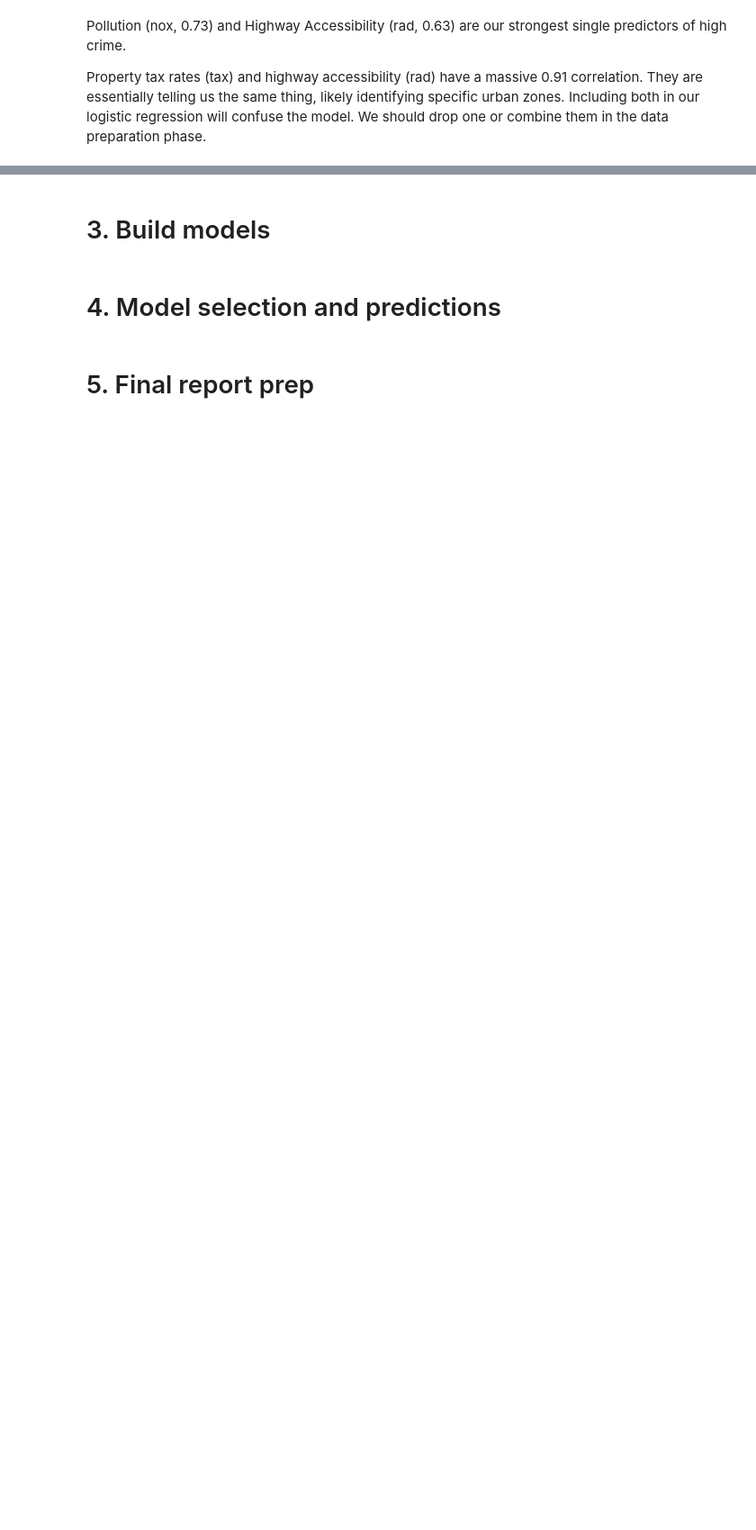
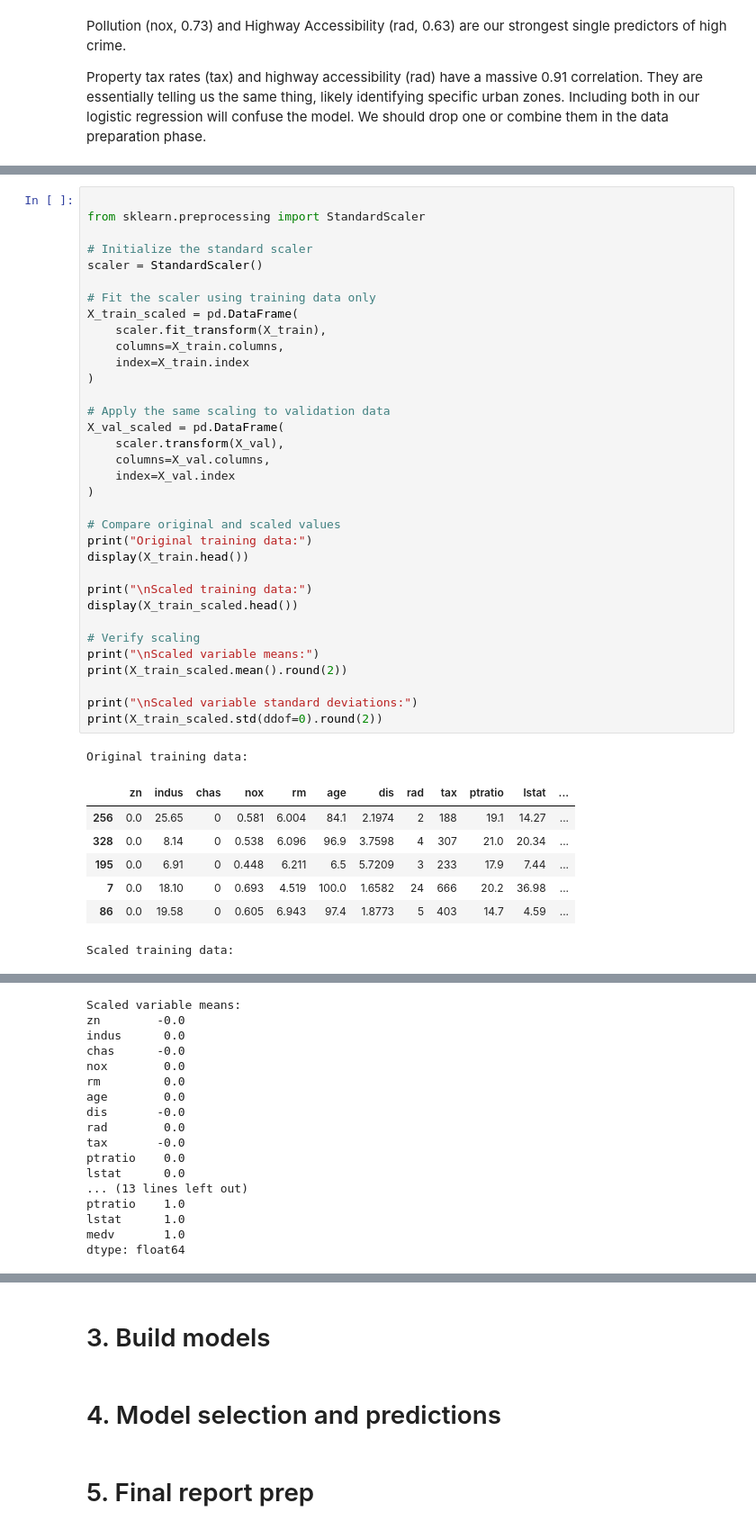
Before and after one commit to alinsimon/data621-data-mining, a Jupyter notebook: homeworks/hw03/notebooks/hw03_crime_analysis.ipynb, the cells around one changed output, grey strips where cells are left out. Shown at 90% size. Drawn from its saved outputs; the diff is of its cells as text; blank space fills up the shorter version.

Commit message:
Complete HW3 Part 2 data preparation

```diff
--- a/homeworks/hw03/notebooks/hw03_crime_analysis.ipynb
+++ b/homeworks/hw03/notebooks/hw03_crime_analysis.ipynb
@@ -127,0 +220,43 @@ Property tax rates (tax) and highway accessibility (rad) have a massive 0.91 cor
+# %%
+
+from sklearn.preprocessing import StandardScaler
+
+# Initialize the standard scaler
+scaler = StandardScaler()
+
+# Fit the scaler using training data only
+X_train_scaled = pd.DataFrame(
+    scaler.fit_transform(X_train),
+    columns=X_train.columns,
+    index=X_train.index
+)
+
+# Apply the same scaling to validation data
+X_val_scaled = pd.DataFrame(
+    scaler.transform(X_val),
+    columns=X_val.columns,
+    index=X_val.index
+)
+
+# Compare original and scaled values
+print("Original training data:")
+display(X_train.head())
+
+print("\nScaled training data:")
+display(X_train_scaled.head())
+
+# Verify scaling
+print("\nScaled variable means:")
+print(X_train_scaled.mean().round(2))
+
+print("\nScaled variable standard deviations:")
+print(X_train_scaled.std(ddof=0).round(2))
+# %% [output]
+Original training data:
+|  | zn | indus | chas | nox | rm | age | dis | rad | tax | ptratio | lstat | ... |
+| 256 | 0.0 | 25.65 | 0 | 0.581 | 6.004 | 84.1 | 2.1974 | 2 | 188 | 19.1 | 14.27 | ... |
+| 328 | 0.0 | 8.14 | 0 | 0.538 | 6.096 | 96.9 | 3.7598 | 4 | 307 | 21.0 | 20.34 | ... |
+| 195 | 0.0 | 6.91 | 0 | 0.448 | 6.211 | 6.5 | 5.7209 | 3 | 233 | 17.9 | 7.44 | ... |
+| 7 | 0.0 | 18.10 | 0 | 0.693 | 4.519 | 100.0 | 1.6582 | 24 | 666 | 20.2 | 36.98 | ... |
+| 86 | 0.0 | 19.58 | 0 | 0.605 | 6.943 | 97.4 | 1.8773 | 5 | 403 | 14.7 | 4.59 | ... |
+Scaled training data:
@@ -127,0 +269,17 @@ Property tax rates (tax) and highway accessibility (rad) have a massive 0.91 cor
+Scaled variable means:
+zn        -0.0
+indus      0.0
+chas      -0.0
+nox        0.0
+rm         0.0
+age        0.0
+dis       -0.0
+rad        0.0
+tax       -0.0
+ptratio    0.0
+lstat      0.0
+... (13 lines left out)
+ptratio    1.0
+lstat      1.0
+medv       1.0
+dtype: float64
```
Also changed, not shown: parts of 10 cells of this notebook.
